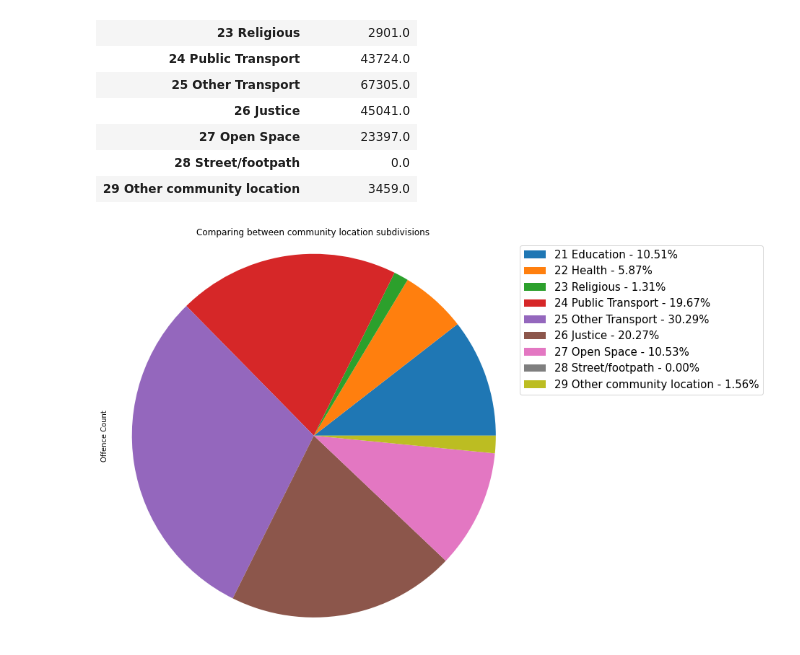
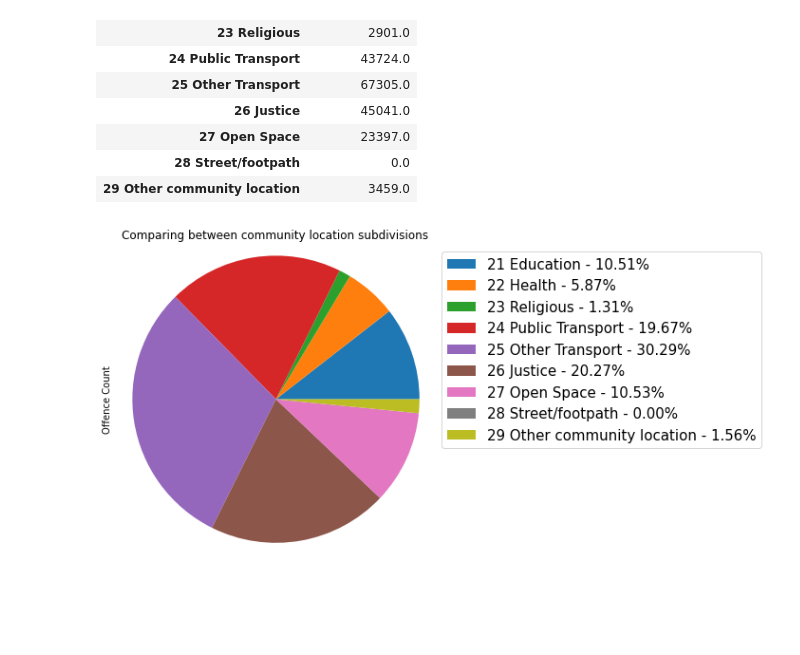
Before and after one commit to amir-motlagh/Project-01, a Jupyter notebook: Setting_of_Crime.ipynb, the cells around one changed output. Drawn from its saved outputs; the diff is of its cells as text; code cells hidden in the pictures; blank space fills up the shorter version.

Commit message:
Update Setting_of_Crime.ipynb
Updated one of the pie charts

```diff
--- a/Setting_of_Crime.ipynb
+++ b/Setting_of_Crime.ipynb
@@ -386,10 +377,10 @@ setting_only_comm
 # %%
 percent = 100.*setting_only_comm["Offence Count"]/setting_only_comm["Offence Count"].sum()
 labels = ['{0} - {1:1.2f}%'.format(i,j) for i,j in zip(setting_only_comm.index, percent)]
-pieplot2=setting_only_comm.plot(kind="pie", y="Offence Count", figsize=(10,10), labels=None, title="Comparing between community location subdivisions")
+pieplot2=setting_only_comm.plot(kind="pie", y="Offence Count", figsize=(6,6), labels=None, title="Comparing between community location subdivisions")
 pieplot2.axis('equal')
 pieplot2.yaxis.label.set_visible(True)
 pieplot2.legend(labels, loc='best', bbox_to_anchor=(1, 1.), fontsize=15)
 plt.show()
 # %% [output]
-[figure, old version]
+[figure, new version]
```
Also changed, not shown: parts of 1 cell of this notebook.
